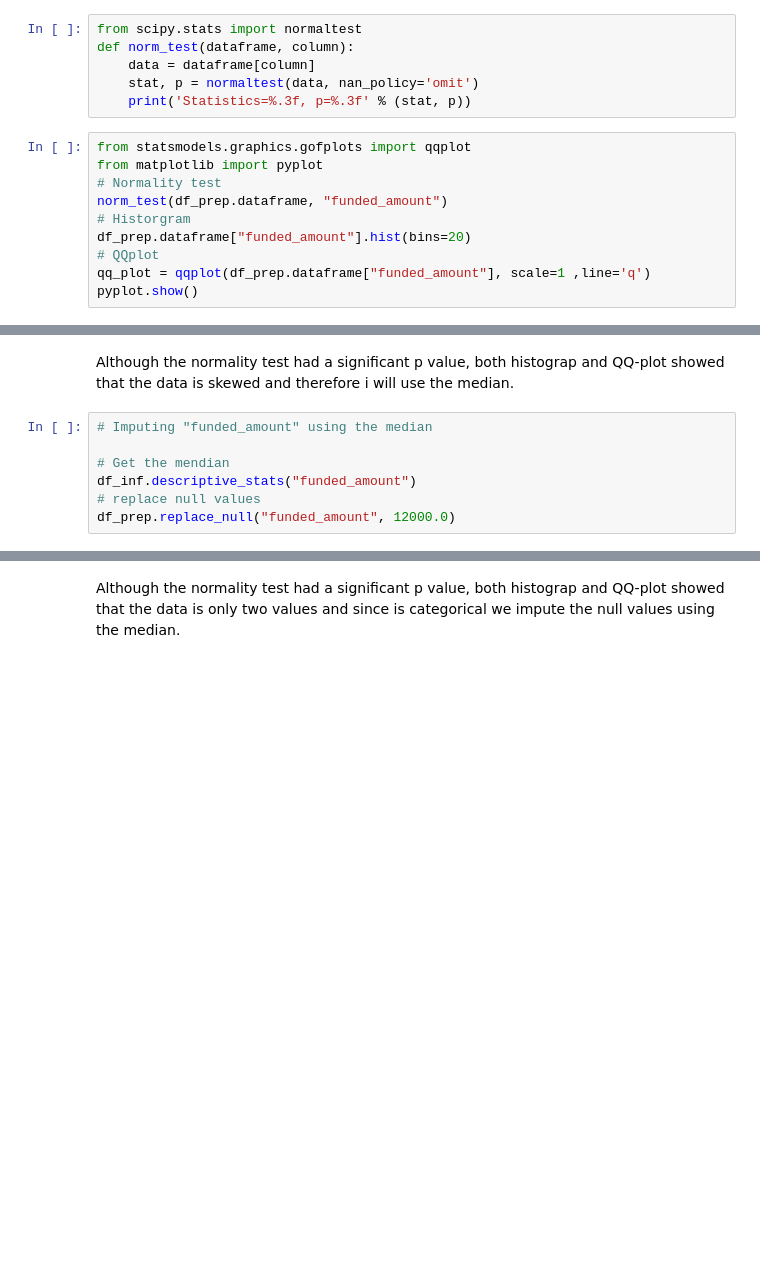
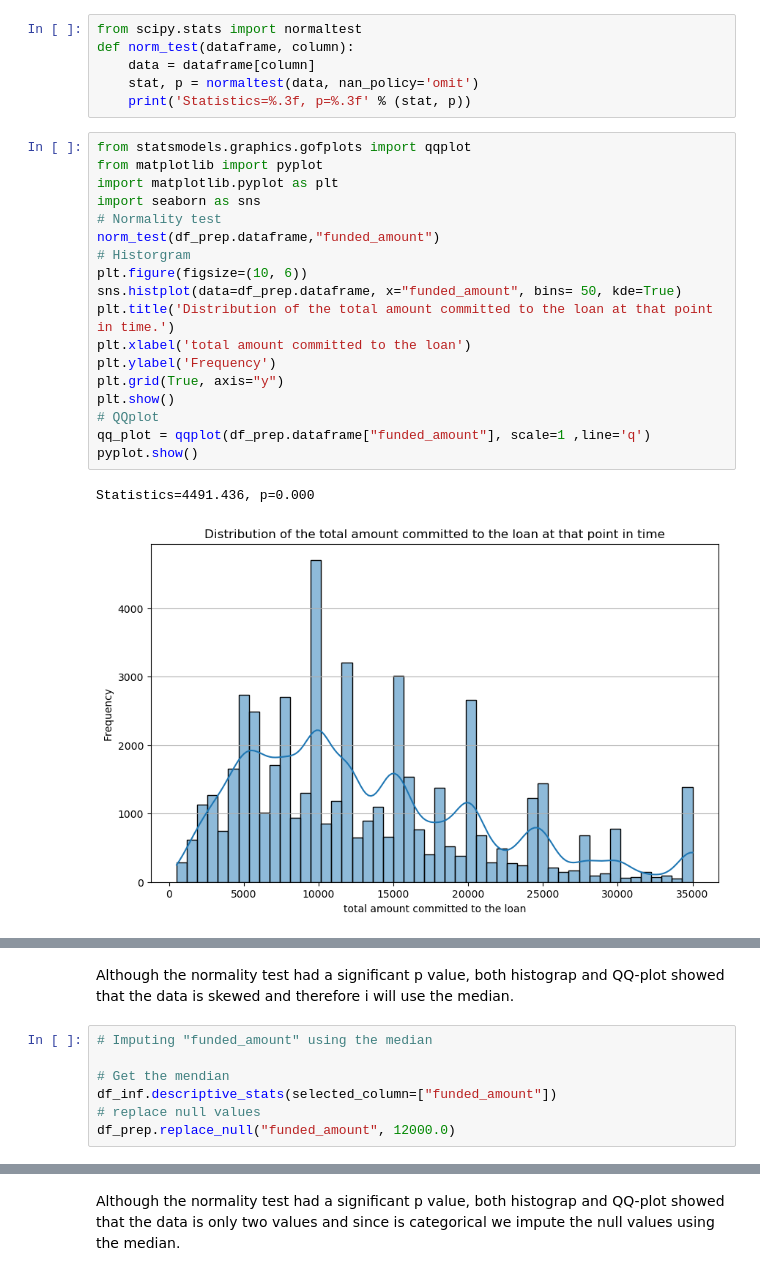
Before and after one commit to ChristianDaza/EDA_finance, a Jupyter notebook: SRC/EDA.ipynb, the cells around one changed output, grey strips where cells are left out. Drawn from its saved outputs; the diff is of its cells as text; blank space fills up the shorter version.

Commit message:
Change pandas histogram for seaborn histograms.

```diff
--- a/SRC/EDA.ipynb
+++ b/SRC/EDA.ipynb
@@ -145,10 +165,21 @@ def norm_test(dataframe, column):
 # %%
 from statsmodels.graphics.gofplots import qqplot
 from matplotlib import pyplot
+import matplotlib.pyplot as plt
+import seaborn as sns
 # Normality test
-norm_test(df_prep.dataframe, "funded_amount")
+norm_test(df_prep.dataframe,"funded_amount")
 # Historgram
-df_prep.dataframe["funded_amount"].hist(bins=20)
+plt.figure(figsize=(10, 6))
+sns.histplot(data=df_prep.dataframe, x="funded_amount", bins= 50, kde=True)
+plt.title('Distribution of the total amount committed to the loan at that point in time.')
+plt.xlabel('total amount committed to the loan')
+plt.ylabel('Frequency')
+plt.grid(True, axis="y")
+plt.show()
 # QQplot
 qq_plot = qqplot(df_prep.dataframe["funded_amount"], scale=1 ,line='q')
 pyplot.show()
+# %% [output]
+Statistics=4491.436, p=0.000
+[figure, added]
@@ -158,7 +190,7 @@ Although the normality test had a significant p value, both histograp and QQ-plo
 # Imputing "funded_amount" using the median
 
 # Get the mendian
-df_inf.descriptive_stats("funded_amount")
+df_inf.descriptive_stats(selected_column=["funded_amount"])
 # replace null values
 df_prep.replace_null("funded_amount", 12000.0)
 # %%
```
Also changed, not shown: parts of 23 cells of this notebook.
